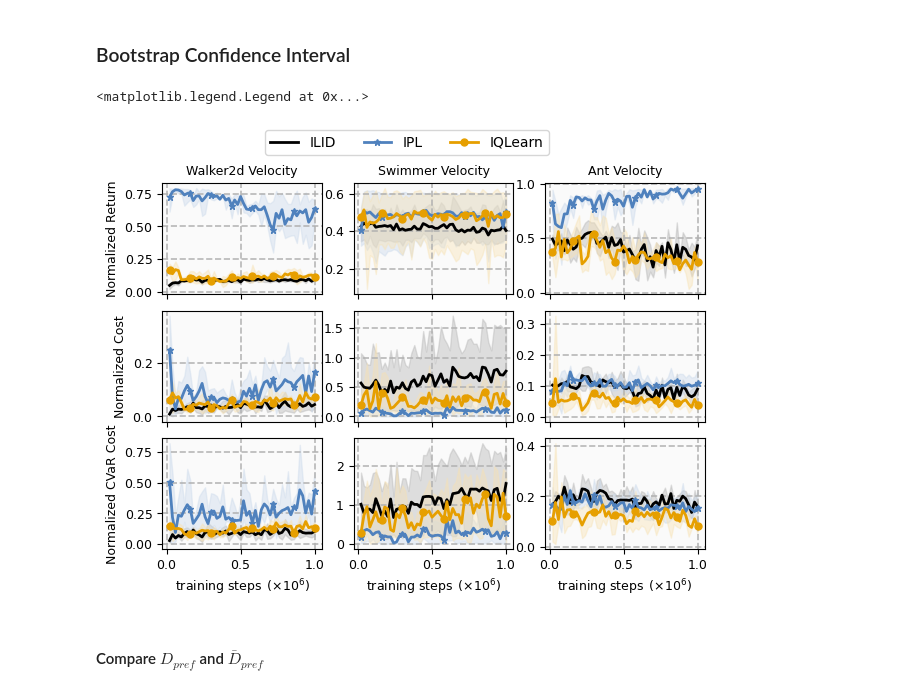
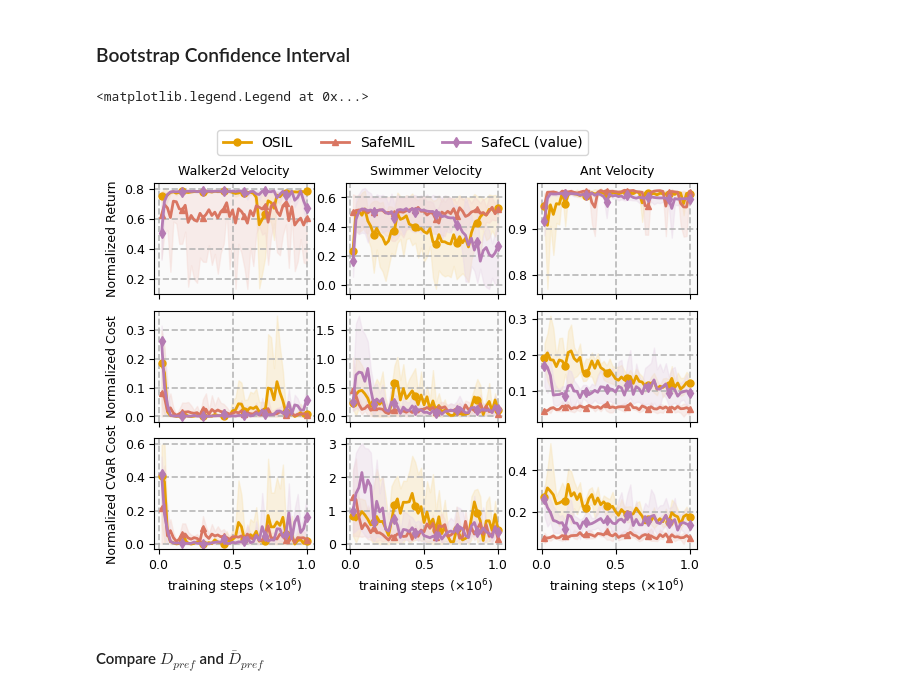
Before and after one commit to returaj/offline_mpc, a Jupyter notebook: dsrl_model/notebooks/plotting.ipynb, the cells around one changed output. Saved outputs shown, nothing was run; the diff lists cells and outputs as text; code cells hidden in the pictures.

```diff
--- a/dsrl_model/notebooks/plotting.ipynb
+++ b/dsrl_model/notebooks/plotting.ipynb
@@ -208,7 +208,7 @@ cmky_map = {
 BASE_COLORS = ["black", cmky_map["cornflowerblue"], cmky_map["orange"], cmky_map["coral"],
                cmky_map["orchid"], cmky_map["mediumseagreen"], "purple", "red", "yellow", "pink"]
 
-MARKERS = [None, '*', 'o', '^', 'd', 's', '.']
+MARKERS = [None, '*', 'o', '^', 'd', 's', '.', '*', 'O', 'x']
 
 HATCH_PATTERNS = [None, '/', '\\', '.', 'o', '*', 'x', 'o', 'O', '.', '*']
 # %%
@@ -216,7 +216,9 @@ HATCH_PATTERNS = [None, '/', '\\', '.', 'o', '*', 'x', 'o', 'O', '.', '*']
 # ALGOS = [("preferred_bc", "BC-Pref"), ("safecl/batch_32/hz_100/limit_0.85_temp_0.1_th_0.0", "SafeCL (100)"), ("safecl/batch_32/hz_300/limit_0.85_temp_0.1_th_0.0", "SafeCL (300)")]
 # ALGOS = [("cdt", "Constrained-RL"), ("bc", "BC-Union"), ("preferred_bc", "Safe-BC"), ("ppl/hz_5", "PPL"), ("safecl/batch_64/hz_10/norm", "SafeCL (our)"),]
 
-ALGOS = [("ilid", "ILID"), ("ipl", "IPL"), ("iqlearn", "IQLearn")]
+# ALGOS = [("ilid", "ILID"), ("ipl", "IPL"), ("iqlearn", "IQLearn"), ("safecl/no_value", "SafeCL (no value)")]
+
+ALGOS = [("osil", "OSIL"), ("safemil", "SafeMIL"), ("safecl/no_value", "SafeCL (value)")]
 # %%
 def generate_performance_figures(hyperparams, tasks):
     types = ("ep_reward", "ep_cost", "ep_worst_cost_0.2")
@@ -247,8 +249,8 @@ def generate_performance_figures(hyperparams, tasks):
                 lowers.append(l)
                 uppers.append(u)
                 labels.append(suffix)
-            colors = BASE_COLORS[:len(labels)]
-            markers = MARKERS[:len(labels)]
+            colors = BASE_COLORS[2:len(labels)+2]
+            markers = MARKERS[2:len(labels)+2]
             if type == "ep_cost":
                 ylabel = "Normalized Cost"
             elif type == "ep_reward":
@@ -269,19 +271,19 @@ def generate_performance_figures(hyperparams, tasks):
     plt.subplots_adjust(hspace=0.15)
     return single_fig, single_axs
 # %%
-hyperparams = "neg_union_full/pos_1_neg_0_union_1000"
+hyperparams = "neg_union_full/pos_1_neg_50_union_1000"
 
 key = "performance_comparison"
 # tasks = ["Car_Goal1", "Car_Button1"] # Point_Push1
 tasks = ["Walker2d_Velocity", "Swimmer_Velocity", "Ant_Velocity"] # Hopper_Velocity
 fig, ax = generate_performance_figures(hyperparams, tasks)
 handles, labels = ax[0, 0].get_legend_handles_labels()
 # Create a single legend for all subplots
 fig.legend(handles, labels, loc='upper center', ncol=len(ALGOS), fontsize=10)
 # fig.tight_layout()
 # %% [output]
 <matplotlib.legend.Legend at 0x...>
-[figure, old version]
+[figure, new version]
 # %% [markdown]
 #### Compare $D_{pref}$ and $\bar{D}_{pref}$
 # %%
```
